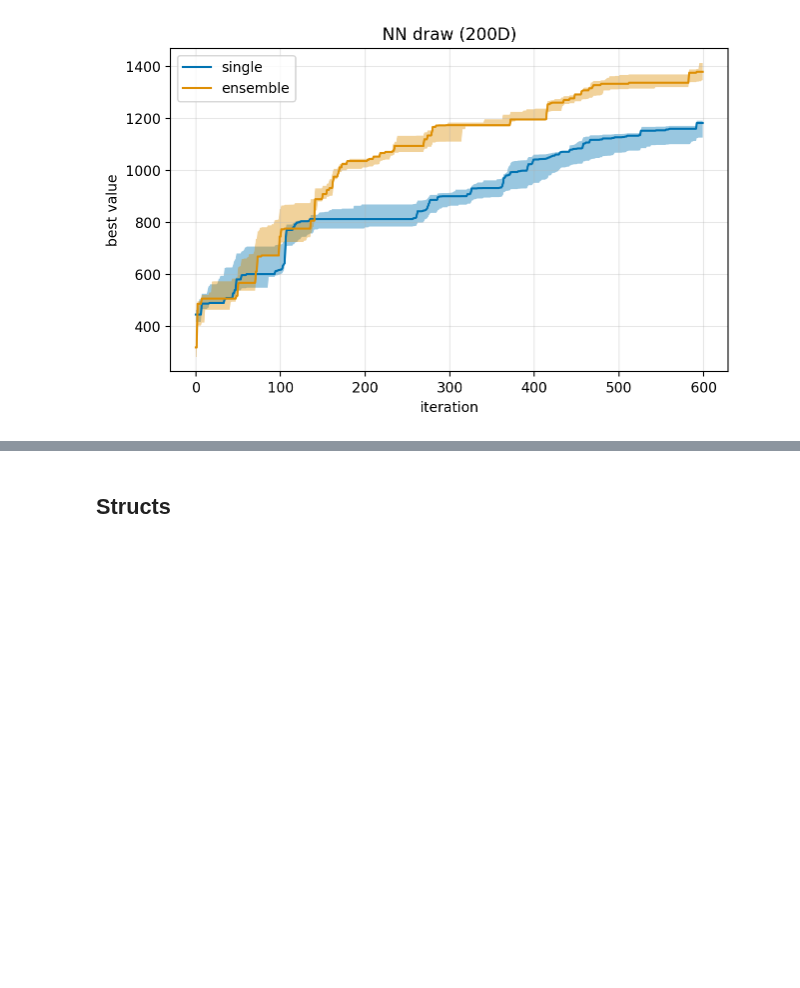
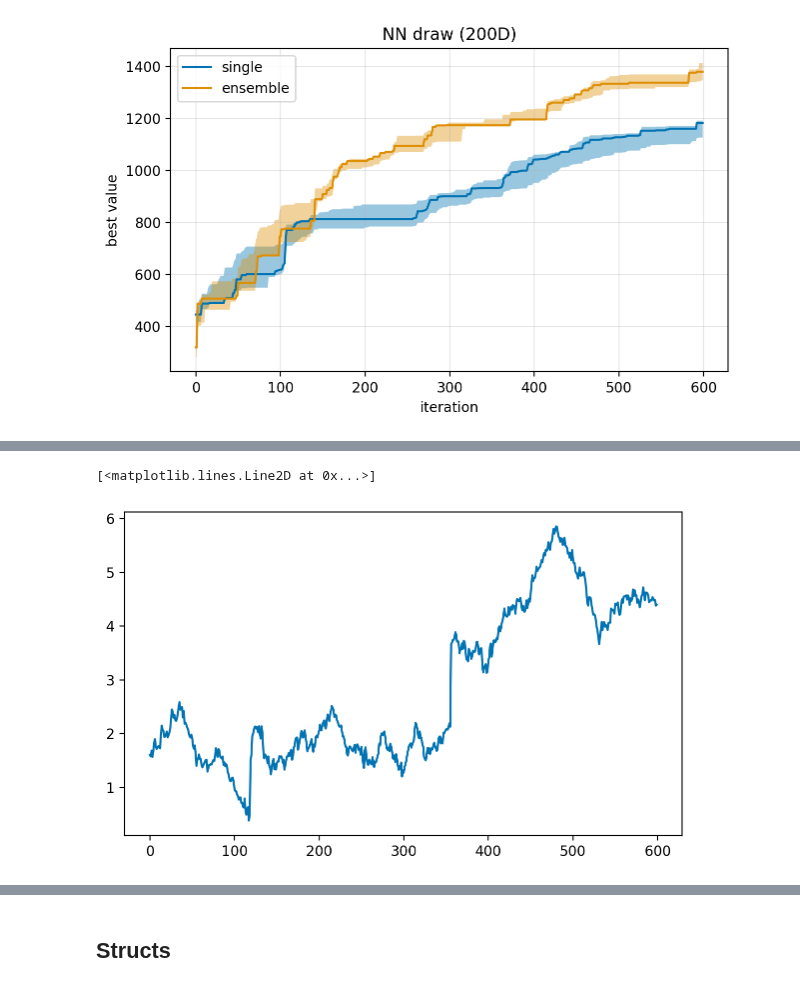
Before and after one commit to gerdm/low-rank-last-layer-inference, a Jupyter notebook: experiments/flores-rbpf-test.ipynb, the cells around one changed output, grey strips where cells are left out. Drawn from its saved outputs; the diff is of its cells as text; code cells hidden in the pictures; blank space fills up the shorter version.

```diff
--- a/experiments/flores-rbpf-test.ipynb
+++ b/experiments/flores-rbpf-test.ipynb
@@ -115,0 +144,5 @@ plt.grid(alpha=0.3)
+# %%
+plt.plot((jnp.exp(run["log_weight"]) * run["rho"] / 2).sum(axis=1))
+# %% [output]
+[<matplotlib.lines.Line2D at 0x...>]
+[figure, added]
```
Also changed, not shown: parts of 29 cells of this notebook, 4 other files.
